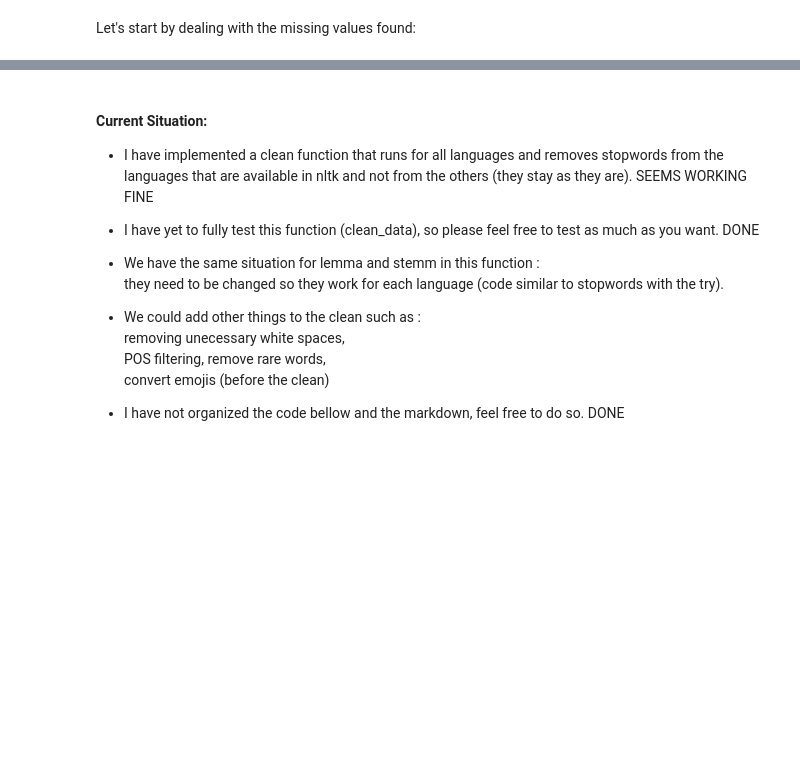
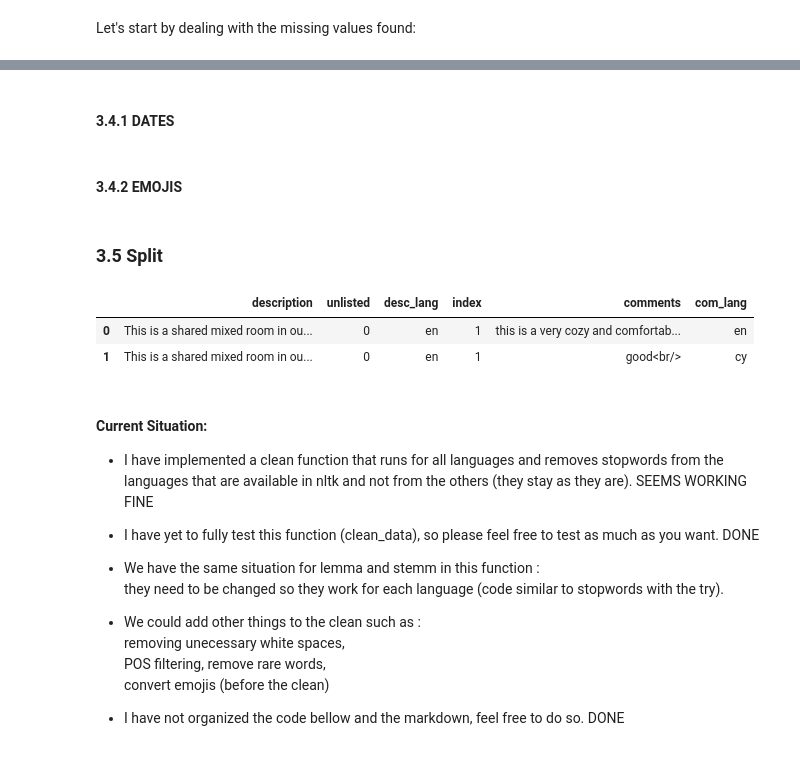
Before and after one commit to sofiacper/TM_Project, a Jupyter notebook: Project.ipynb, the cells around one changed output, grey strips where cells are left out. Saved outputs shown, nothing was run; the diff lists cells and outputs as text; code cells hidden in the pictures; blank space fills up the shorter version.

```diff
--- a/Project.ipynb
+++ b/Project.ipynb
@@ -1236,5 +1245,7 @@ airbnb_train_reviews.head()
 Let's start by dealing with the missing values found:
 # %%
 # Replace the missing values for blankspaces ('')
-airbnb_train_reviews['comments'] = airbnb_train_reviews['comments'].fillna('')
+airbnb_train_combined['comments'] = airbnb_train_combined['comments'].fillna('')
+# Replace the missing values for 'Unknown'
+airbnb_train_combined['com_lang'] = airbnb_train_combined['com_lang'].fillna('Unknown')
 # %%
@@ -1295,0 +1271,2 @@ There are a couple of common cleaning steps that can be easily implemented. Cons
+# %% [markdown]
+#### **3.4.1 DATES**
@@ -1295,0 +1275,2 @@ There are a couple of common cleaning steps that can be easily implemented. Cons
+# %% [markdown]
+#### **3.4.2  EMOJIS**
@@ -1295,0 +1279,8 @@ There are a couple of common cleaning steps that can be easily implemented. Cons
+# %% [markdown]
+###  **3.5  Split**
+# %%
+airbnb_train_combined.head(2)
+# %% [output]
+|  | description | unlisted | desc_lang | index | comments | com_lang |
+| 0 | This is a shared mixed room in ou... | 0 | en | 1 | this is a very cozy and comfortab... | en |
+| 1 | This is a shared mixed room in ou... | 0 | en | 1 | good<br/> | cy |
```
Also changed, not shown: parts of 45 cells of this notebook, 30 other files.
